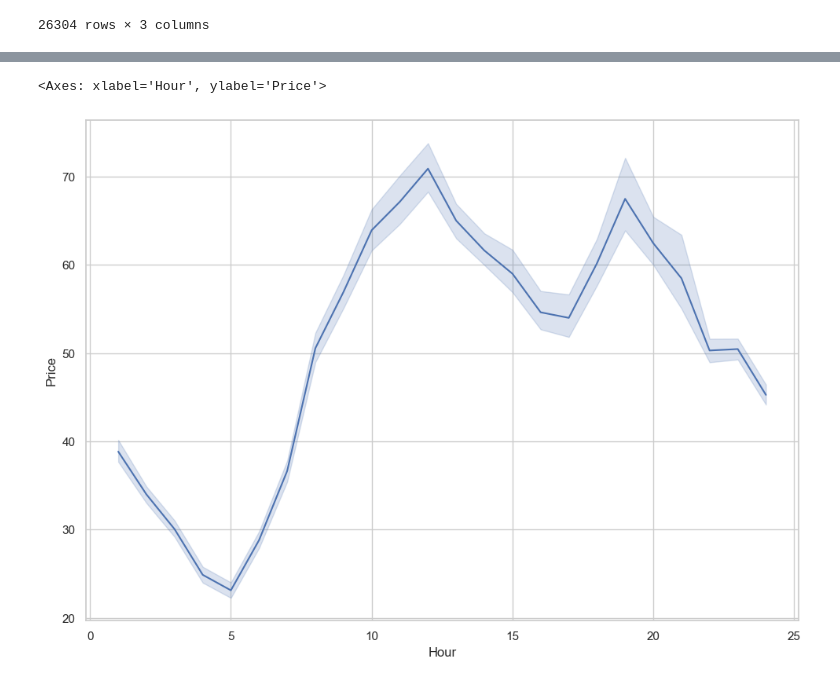
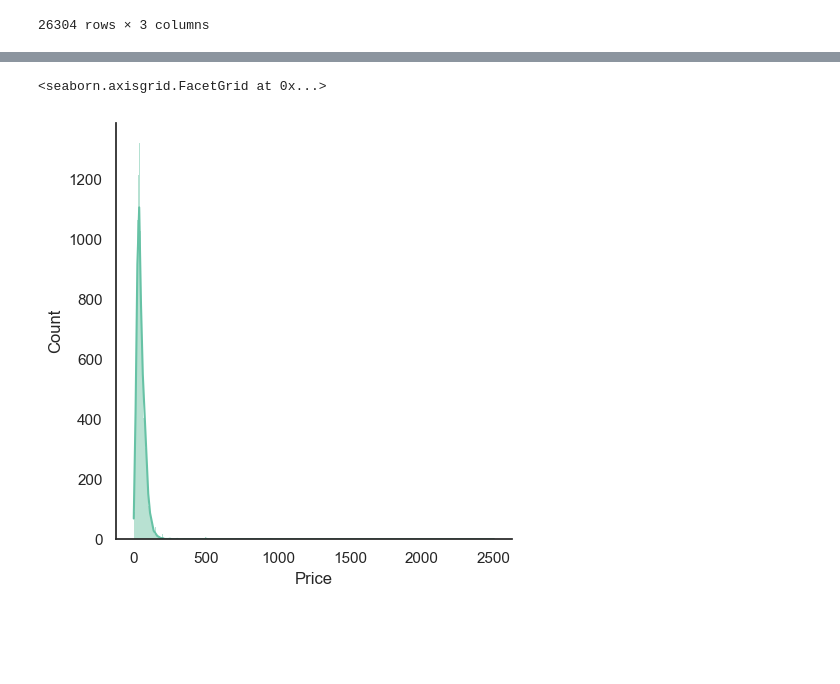
Before and after one commit to rnambaa/project-reinforcement-learning, a Jupyter notebook: EDA.ipynb, the cells around one changed output, grey strips where cells are left out. Saved outputs shown, nothing was run; the diff lists cells and outputs as text; code cells hidden in the pictures; blank space fills up the shorter version.

```diff
--- a/EDA.ipynb
+++ b/EDA.ipynb
@@ -2,13 +2,16 @@
 import pandas as pd
 from utils import *
 import seaborn as sns
+import matplotlib.pyplot as plt
 
 # set plot size larger
 sns.set(rc={'figure.figsize':(11.7,8.27)})
 # set seaborn style
-sns.set_style("whitegrid")
+sns.set_style("white")
+# set seaborn color palette
+sns.set_palette("Set2")
 # %%
-train_data_melted = preprocess_data('data/train.xlsx', 'data/validate.xlsx')
+train_data_melted = process_data('data/train.xlsx')
 train_data_melted
 # %% [output]
 |  | Date | Hour | Price |
@@ -33,6 +65,6 @@ sns.lineplot(x='Date', y='Price', data=train_data_melted)
 # %%
-# plot the data
-sns.lineplot(data=train_data_melted, x='Hour', y='Price')
+# plot distributions
+sns.displot(train_data_melted['Price'], kde=True)
 # %% [output]
-<Axes: xlabel='Hour', ylabel='Price'>
+<seaborn.axisgrid.FacetGrid at 0x...>
-[figure, old version]
+[figure, new version]
```
Also changed, not shown: parts of 6 cells of this notebook, 1 other file.
